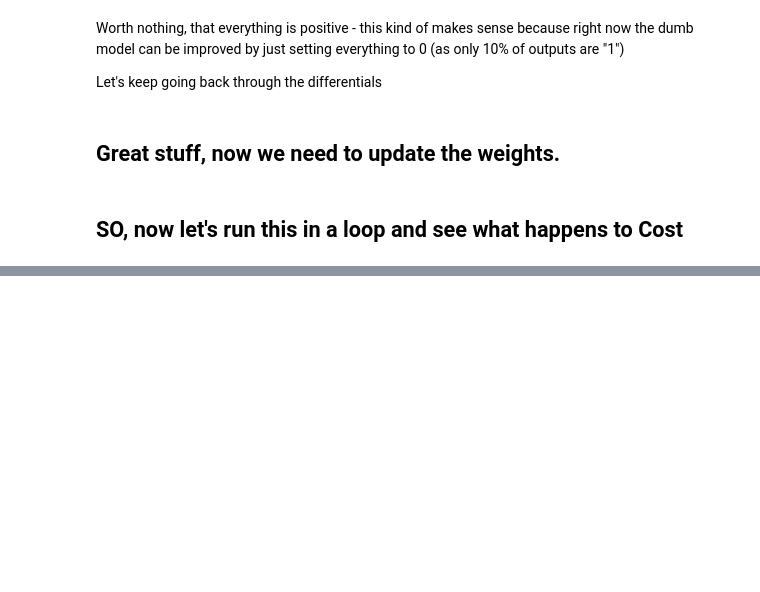
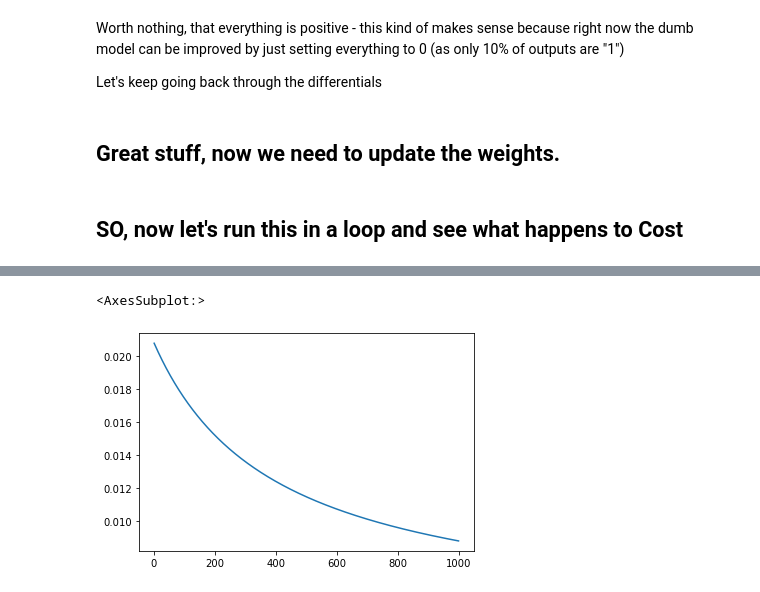
Before and after one commit to jakelourie1502/Neural_network_from_scratch, a Jupyter notebook: mnist_neural_net_from_scratch.ipynb, the cells around one changed output, grey strips where cells are left out. Drawn from its saved outputs; the diff is of its cells as text; code cells hidden in the pictures; blank space fills up the shorter version.

```diff
--- a/mnist_neural_net_from_scratch.ipynb
+++ b/mnist_neural_net_from_scratch.ipynb
@@ -227,0 +368,7 @@ sns.histplot(dict_of_FP_values['A3'][0])
+# %%
+cost_x = np.linspace(1,iterations,iterations)
+fig = plt.figure(figsize = (6,4))
+sns.lineplot(cost_x,cost)
+# %% [output]
+<AxesSubplot:>
+[figure, added]
```
Also changed, not shown: parts of 27 cells of this notebook.
